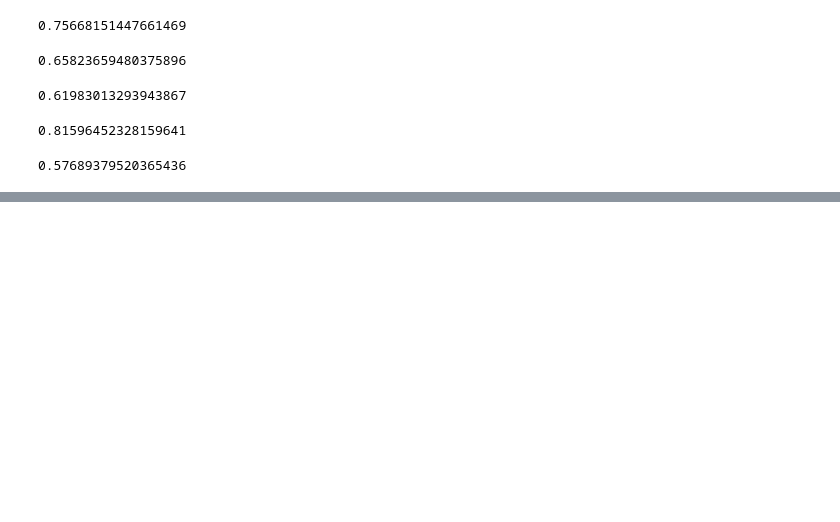
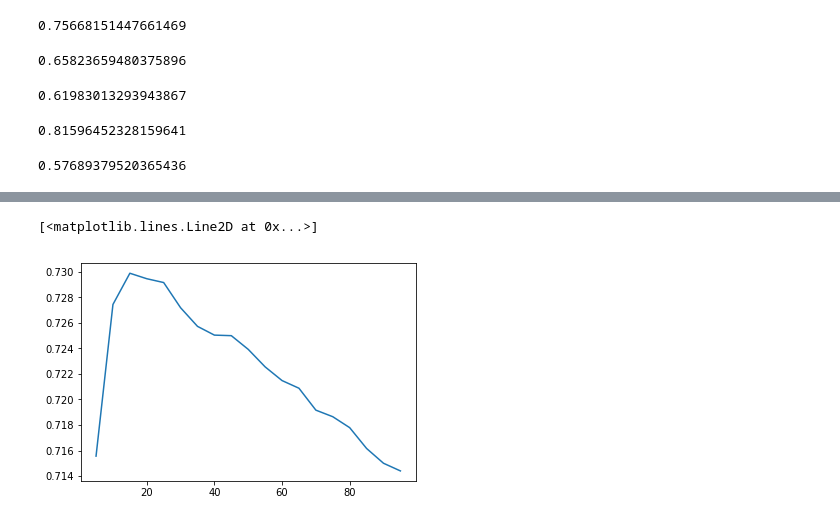
Before and after one commit to ymehra/KineseItUp, a Jupyter notebook: read_cleaned_hans2.ipynb, the cells around one changed output, grey strips where cells are left out. Drawn from its saved outputs; the diff is of its cells as text; code cells hidden in the pictures; blank space fills up the shorter version.

```diff
--- a/read_cleaned_hans2.ipynb
+++ b/read_cleaned_hans2.ipynb
@@ -20,13 +39,14 @@ data = pd.DataFrame(sc.get_complete(user))
 # %%
-copy = data[['mean.vm','sd.vm','mean.ang','sd.ang','p625','dfreq','ratio.df']].copy(deep=True)
-copy.loc[-1] = copy.loc[0]  # adding a row
-copy.index = copy.index + 1  # shifting index
-copy.sort_index(inplace=True)
-copy.columns = 'last.' + copy.columns
-data = pd.concat([data, copy], axis = 1)
-data = data.drop(data.index[len(data)-1])
+# copy = data[['mean.vm','sd.vm','mean.ang','sd.ang','p625','dfreq','ratio.df']].copy(deep=True)
+# copy.loc[-1] = copy.loc[0]  # adding a row
+# copy.index = copy.index + 1  # shifting index
+# copy.sort_index(inplace=True)
+# copy.columns = 'last.' + copy.columns
+# data = pd.concat([data, copy], axis = 1)
+# data = data.drop(data.index[len(data)-1])
+data = sc.get_lags(data, 1)
 # %%
-trainX, trainY, testX, testY = sc.get_test_train(data, 0)
+trainX, trainY, testX, testY = sc.get_test_train(data,1)
 # %%
 dataH = data[data['type'].str.contains("H")]
 dataE = data[data['type'].str.contains("E")]
@@ -235,7 +265,7 @@ rf.score(testX,testY)
 ## KNN
 # %%
 from sklearn.neighbors import KNeighborsClassifier
-knn = KNeighborsClassifier(n_neighbors=200)
+knn = KNeighborsClassifier(n_neighbors=15)
 knn.fit(trainX,trainY)
 # %% [output]
 KNeighborsClassifier(algorithm='auto', leaf_size=30, metric='minkowski',
@@ -267,0 +298,16 @@ knn.score(testX,testY)
+# %%
+## determining the optimal k value
+acc = []
+for i in range(5,100,5):
+    neigh = KNeighborsClassifier(n_neighbors=i,weights = 'distance')
+    neigh.fit(trainX,trainY)
+    acc.append([i,neigh.score(testX,testY)])
+acc = np.array(acc)
+# %%
+import matplotlib.pyplot as plt
+%matplotlib inline
+
+plt.plot(acc[:,0],acc[:,1])
+# %% [output]
+[<matplotlib.lines.Line2D at 0x...>]
+[figure, added]
```
Also changed, not shown: parts of 30 cells of this notebook.
